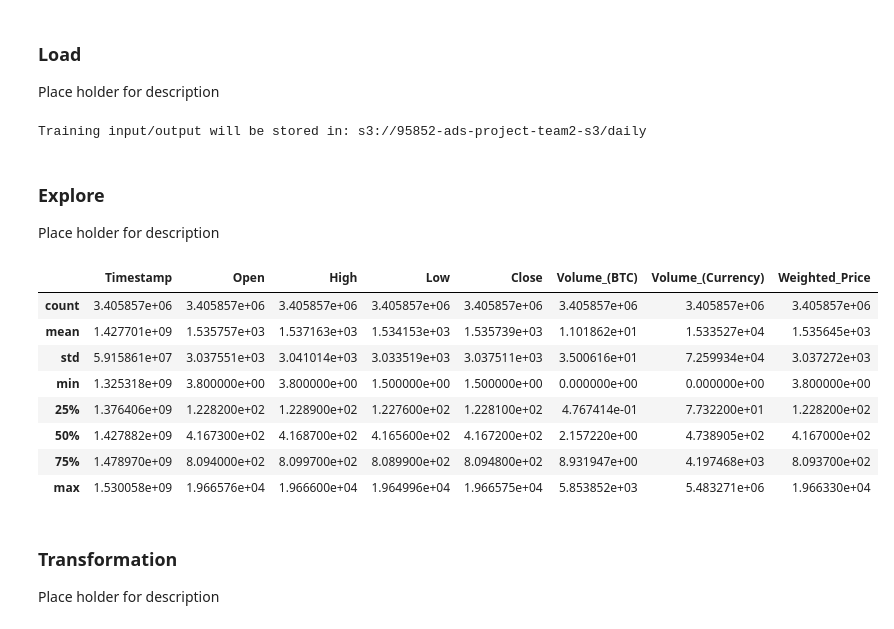
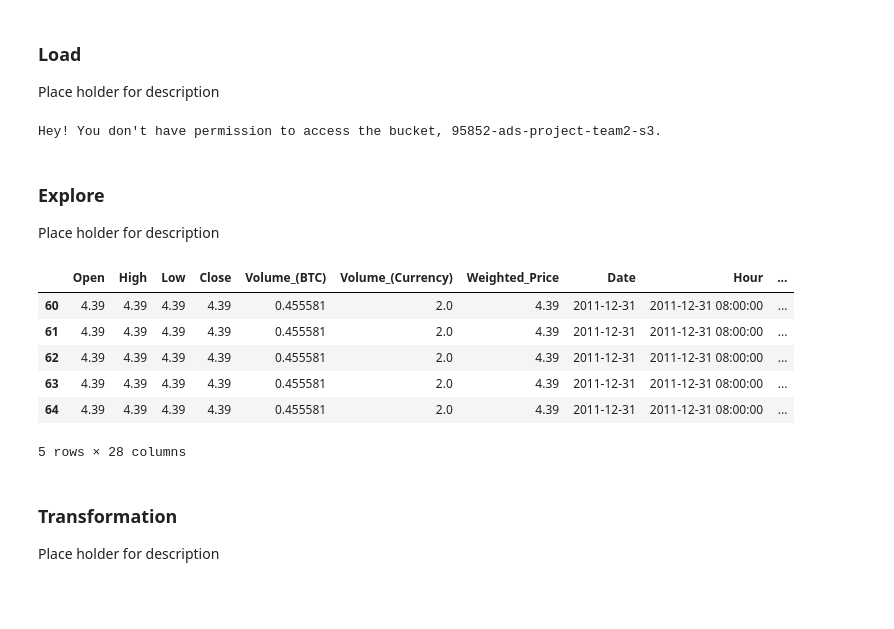
Before and after one commit to wherring/95852-ADS, a Jupyter notebook: 95852-ADS-Project-Team2-Daily.ipynb, the cells around one changed output. Cells and saved outputs as stored; diff of their text form; code cells hidden in the pictures; blank space fills up the shorter version.

```diff
--- a/95852-ADS-Project-Team2-Daily.ipynb
+++ b/95852-ADS-Project-Team2-Daily.ipynb
@@ -32,13 +32,13 @@ bucket = '95852-ads-project-team2-s3'
 prefix = 'daily'
 # @David, please change prefix to 'minute' to save your data
 # prefix = 'minute'
-filename = 'bitstampUSD_1-min_data_2012-01-01_to_2018-06-27.csv'
+filename = 'bitstampUSD_1-min_data_2012-01-01_to_2018-06-27-orig.csv'
 
 ############################## KEYS ############################
 # @All, please use the accessKeys.csv sent in the email to fill the keys, make sure we don't publish note book with keys to Github.
 # AWS will remove key sets from account.
-access_key_id='PUT ACCESS KEY HERE'
-secret_access_key='PUT SECRET KEY HERE'
+access_key_id='INSERT_HERE'
+secret_access_key='INSERT_HERE'
 ################################################################
 
 execution_role = sagemaker.get_execution_role()
@@ -64,7 +64,7 @@ except botocore.exceptions.ClientError as e:
 else:
     print('Training input/output will be stored in: s3://{}/{}'.format(bucket, prefix))
 # %% [output]
-Training input/output will be stored in: s3://95852-ads-project-team2-s3/daily
+Hey! You don't have permission to access the bucket, 95852-ads-project-team2-s3.
 # %%
 # Step 1: get the bitcoin minute-by-minute data from kaggle (one way or another)
 # https://www.kaggle.com/mczielinski/bitcoin-historical-data
@@ -88,24 +88,24 @@ s3 = boto3.client(
     aws_access_key_id = access_key_id,
     aws_secret_access_key= secret_access_key,
 )
+abs_filename = '~/SageMaker/bitstampUSD_1-min_data_2012-01-01_to_2018-06-27.csv'
+
 # the data set is split into 3 csv files, change encoding to properly read
-obj = s3.get_object(Bucket=bucket, Key=f'{prefix}/{filename}')
-df = pd.read_csv(io.BytesIO(obj['Body'].read()), encoding="ISO-8859-1", low_memory=False)
+#obj = s3.get_object(Bucket=bucket, Key=f'{prefix}/{filename}')
+df = pd.read_csv(abs_filename, encoding="ISO-8859-1", low_memory=False)
 # %% [markdown]
 ### Explore
 Place holder for description
 # %%
-df.describe()
+df.head()
 # %% [output]
-|  | Timestamp | Open | High | Low | Close | Volume_(BTC) | Volume_(Currency) | Weighted_Price |
-| count | 3.405857e+06 | 3.405857e+06 | 3.405857e+06 | 3.405857e+06 | 3.405857e+06 | 3.405857e+06 | 3.405857e+06 | 3.405857e+06 |
-| mean | 1.427701e+09 | 1.535757e+03 | 1.537163e+03 | 1.534153e+03 | 1.535739e+03 | 1.101862e+01 | 1.533527e+04 | 1.535645e+03 |
-| std | 5.915861e+07 | 3.037551e+03 | 3.041014e+03 | 3.033519e+03 | 3.037511e+03 | 3.500616e+01 | 7.259934e+04 | 3.037272e+03 |
-| min | 1.325318e+09 | 3.800000e+00 | 3.800000e+00 | 1.500000e+00 | 1.500000e+00 | 0.000000e+00 | 0.000000e+00 | 3.800000e+00 |
-| 25% | 1.376406e+09 | 1.228200e+02 | 1.228900e+02 | 1.227600e+02 | 1.228100e+02 | 4.767414e-01 | 7.732200e+01 | 1.228200e+02 |
-| 50% | 1.427882e+09 | 4.167300e+02 | 4.168700e+02 | 4.165600e+02 | 4.167200e+02 | 2.157220e+00 | 4.738905e+02 | 4.167000e+02 |
-| 75% | 1.478970e+09 | 8.094000e+02 | 8.099700e+02 | 8.089900e+02 | 8.094800e+02 | 8.931947e+00 | 4.197468e+03 | 8.093700e+02 |
-| max | 1.530058e+09 | 1.966576e+04 | 1.966600e+04 | 1.964996e+04 | 1.966575e+04 | 5.853852e+03 | 5.483271e+06 | 1.966330e+04 |
+|  | Open | High | Low | Close | Volume_(BTC) | Volume_(Currency) | Weighted_Price | Date | Hour | ... |
+| 60 | 4.39 | 4.39 | 4.39 | 4.39 | 0.455581 | 2.0 | 4.39 | 2011-12-31 | 2011-12-31 08:00:00 | ... |
+| 61 | 4.39 | 4.39 | 4.39 | 4.39 | 0.455581 | 2.0 | 4.39 | 2011-12-31 | 2011-12-31 08:00:00 | ... |
+| 62 | 4.39 | 4.39 | 4.39 | 4.39 | 0.455581 | 2.0 | 4.39 | 2011-12-31 | 2011-12-31 08:00:00 | ... |
+| 63 | 4.39 | 4.39 | 4.39 | 4.39 | 0.455581 | 2.0 | 4.39 | 2011-12-31 | 2011-12-31 08:00:00 | ... |
+| 64 | 4.39 | 4.39 | 4.39 | 4.39 | 0.455581 | 2.0 | 4.39 | 2011-12-31 | 2011-12-31 08:00:00 | ... |
+5 rows × 28 columns
 # %% [markdown]
 ### Transformation
 Place holder for description
```
Also changed, not shown: parts of 33 cells of this notebook, 3 other files.
